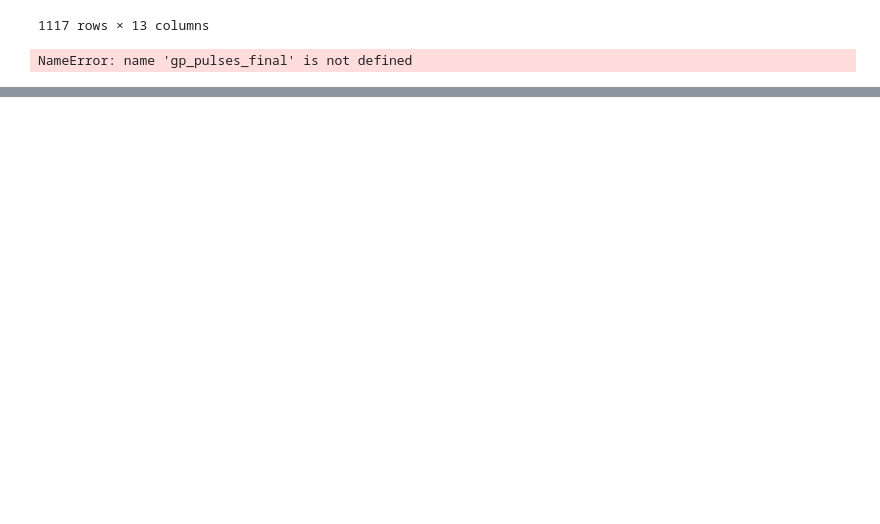
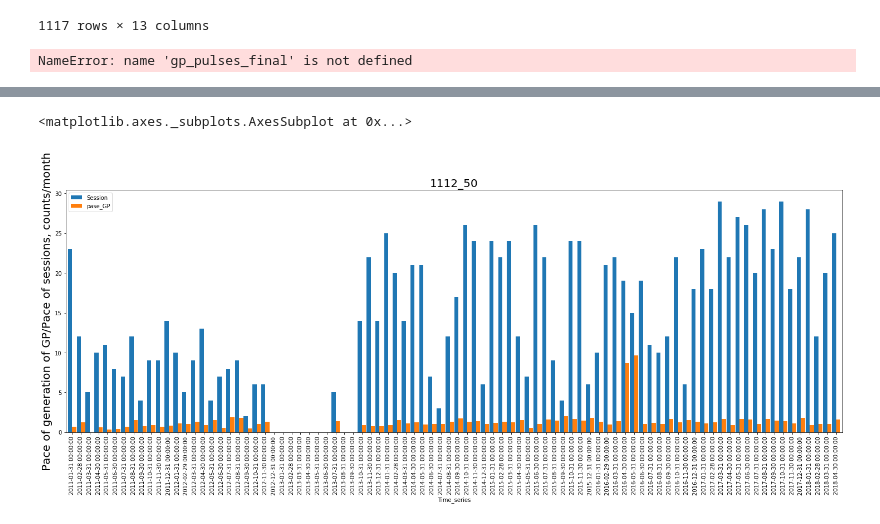
Before and after one commit to KazAndr/SWTraject, a Jupyter notebook: analyze_tab.ipynb, the cells around one changed output, grey strips where cells are left out. Saved outputs shown, nothing was run; the diff lists cells and outputs as text; code cells hidden in the pictures; blank space fills up the shorter version.

```diff
--- a/analyze_tab.ipynb
+++ b/analyze_tab.ipynb
@@ -952,0 +995,12 @@ NameError: name 'gp_pulses_final' is not defined
+# %%
+plt.close()
+ax = result_pulsar.reset_index().plot.bar(x='Time_series', y=['Session', 'pase_GP'], figsize=(25, 8), stacked=False, width=0.95)
+## ax
+ax.set_title(name_pulsar, fontsize = 20.0)
+ax.set_ylabel('Pace of generation of GP/Pace of sessions, counts/month', fontsize = 20.0)
+#path_ax = ('C:\\astrophysics\\' + pulsar_name + '_sessions&pace' + '.png')
+#plt.savefig(path_ax, format = 'png', dpi = 300, bbox_inches='tight')
+ax
+# %% [output]
+<matplotlib.axes._subplots.AxesSubplot at 0x...>
+[figure, added]
```
Also changed, not shown: parts of 8 cells of this notebook, 1 other file.
